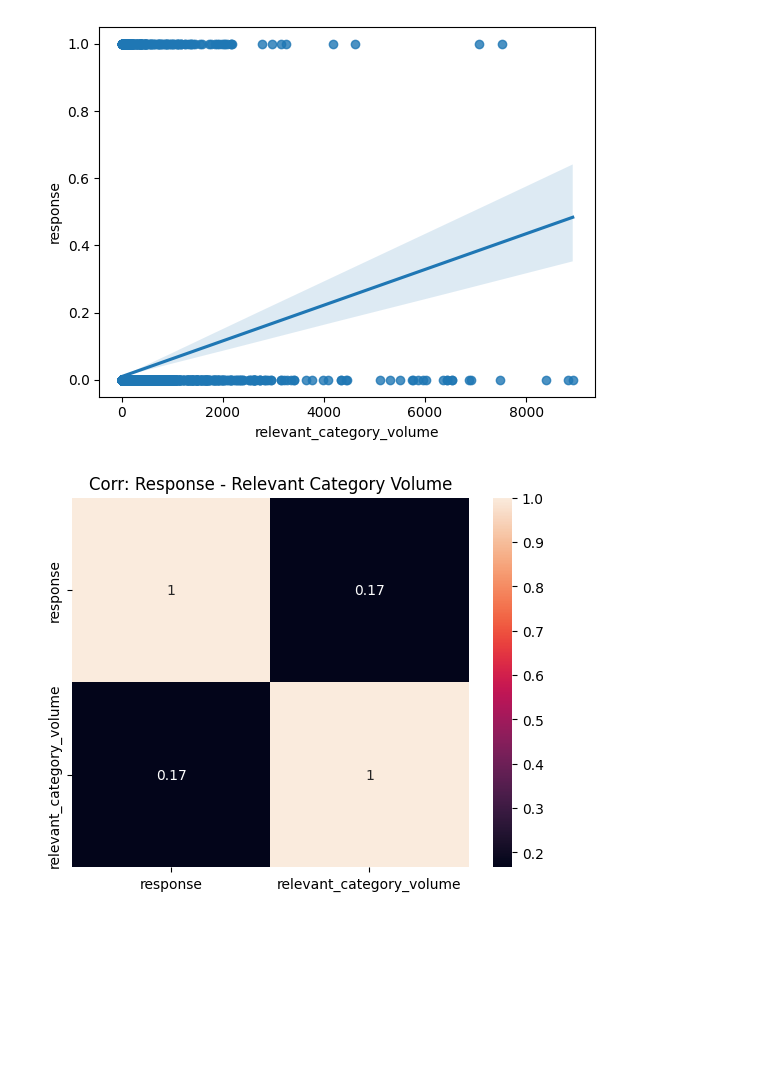
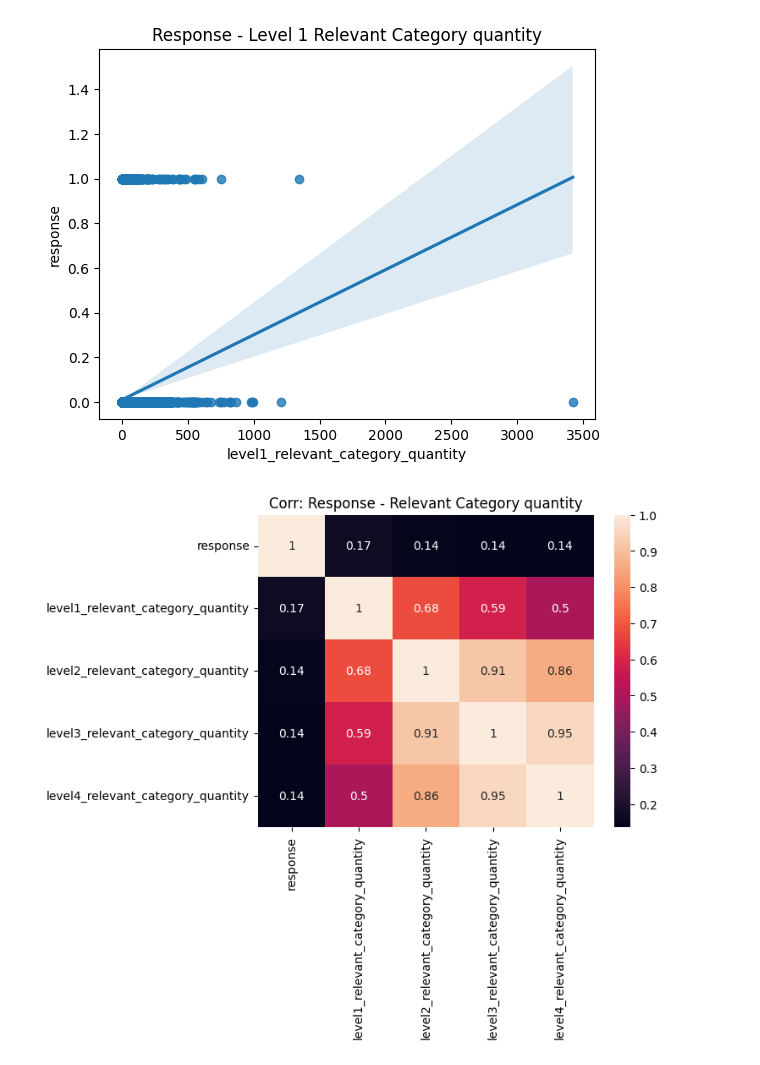
Before and after one commit to Enesaydnn7/MigrosDatathon, a Jupyter notebook: scripts/data_correlation.ipynb, the cells around one changed output. Saved outputs shown, nothing was run; the diff lists cells and outputs as text; code cells hidden in the pictures; blank space fills up the shorter version.

```diff
--- a/scripts/data_correlation.ipynb
+++ b/scripts/data_correlation.ipynb
@@ -7,0 +9,3 @@ response_by_shopping_history = pd.read_csv("../response_by_shopping_history_test
+# %%
+train = pd.read_csv("../organized_data/train_organized.csv")
+train
@@ -8,32 +55,29 @@ response_by_shopping_history = pd.read_csv("../response_by_shopping_history_test
 # %%
-# Visualize response by relevant_category_volume to see outliers before visualizing correlation.
+# Visualize response by level1_relevant_category_quantity to see outliers before visualizing correlation.
 
-data = response_by_shopping_history[["response", "relevant_category_volume"]]
+data = train[["response", "level1_relevant_category_quantity", "level2_relevant_category_quantity", "level3_relevant_category_quantity", "level4_relevant_category_quantity"]]
 
-x = data.relevant_category_volume.to_numpy()
+x = data.level1_relevant_category_quantity.to_numpy()
 y = data.response.to_numpy()
 
-sns.regplot(data=data, x="relevant_category_volume", y="response")
-plt.title("Response - Relevant Category Volume")
+sns.regplot(data=data, x="level1_relevant_category_quantity", y="response")
+plt.title("Response - Level 1 Relevant Category quantity")
 plt.show()
 
-upper_limit = data["relevant_category_volume"].quantile(0.999)
-upper_limit
+upper_limit_1 = data["level1_relevant_category_quantity"].quantile(0.999)
+upper_limit_2 = data["level2_relevant_category_quantity"].quantile(0.999)
+upper_limit_3 = data["level3_relevant_category_quantity"].quantile(0.999)
+upper_limit_4 = data["level4_relevant_category_quantity"].quantile(0.999)
+
+mark_2 = ((data["level1_relevant_category_quantity"] <= upper_limit_1) & (data["level2_relevant_category_quantity"] <= upper_limit_2) & (data["level3_relevant_category_quantity"] <= upper_limit_3) & (data["level4_relevant_category_quantity"] <= upper_limit_4))
+data_marked = data[mark_1]
+
+correlation = data_marked.corr()
+correlation["response"]
+
+sns.heatmap(correlation, annot=True)
+plt.title("Corr: Response - Relevant Category quantity")
+plt.show()
+# %% [output]
+[figure, added]
+[figure, added]
-# %%
-# Visualize correlation heat map for response and relevant_category_volume
-
-mark_1 = (data["relevant_category_volume"] <= upper_limit)
-data_marked = data[mark_1]
-
-correlation = data_marked.corr()
-
-# sns.boxplot(data=data, y="relevant_category_volume", x="response")
-sns.regplot(data=data_marked, x="relevant_category_volume", y="response")
-plt.show()
-
-sns.heatmap(correlation, annot=True)
-plt.title("Corr: Response - Relevant Category Volume")
-plt.show()
-# %% [output]
-[figure, removed]
-[figure, removed]
```
Also changed, not shown: parts of 15 cells of this notebook, 1 other file.
